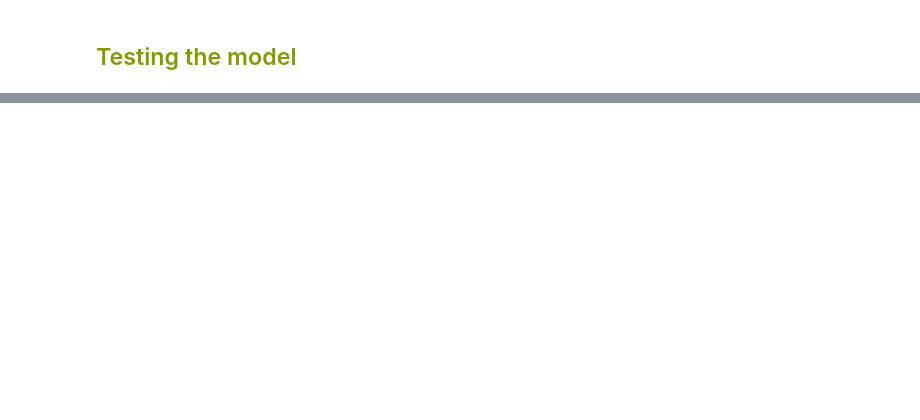
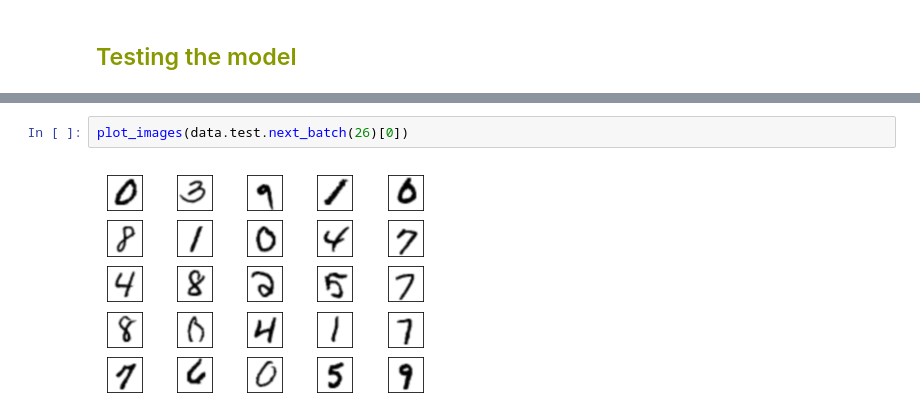
Before and after one commit to victor-iyi/novel-mnist-generator-with-vae, a Jupyter notebook: test.ipynb, the cells around one changed output, grey strips where cells are left out. Drawn from its saved outputs; the diff is of its cells as text; blank space fills up the shorter version.

```diff
--- a/test.ipynb
+++ b/test.ipynb
@@ -186,0 +196,4 @@ plot_images(imgs, name='Reconstructions')
+# %%
+plot_images(data.test.next_batch(26)[0])
+# %% [output]
+[figure, added]
```
Also changed, not shown: parts of 3 cells of this notebook.
